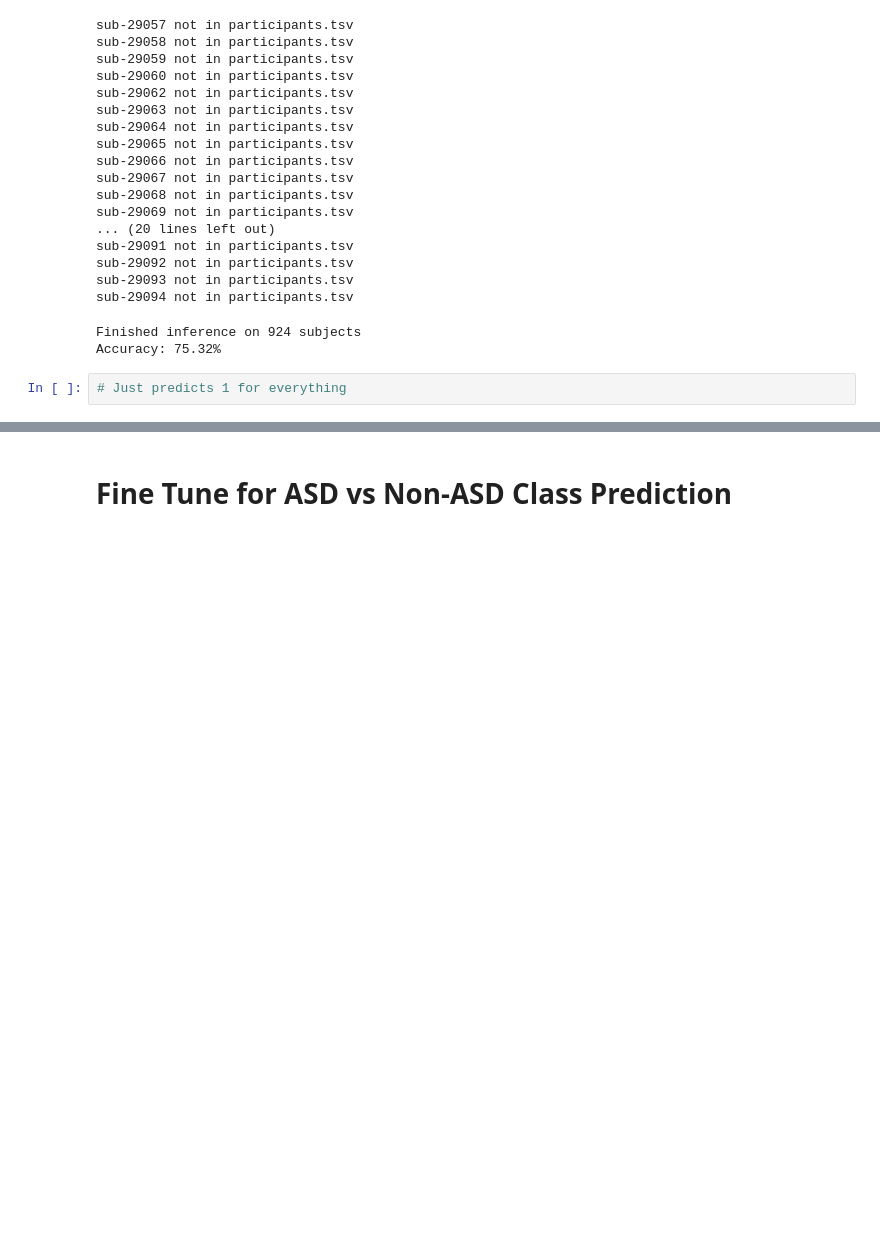
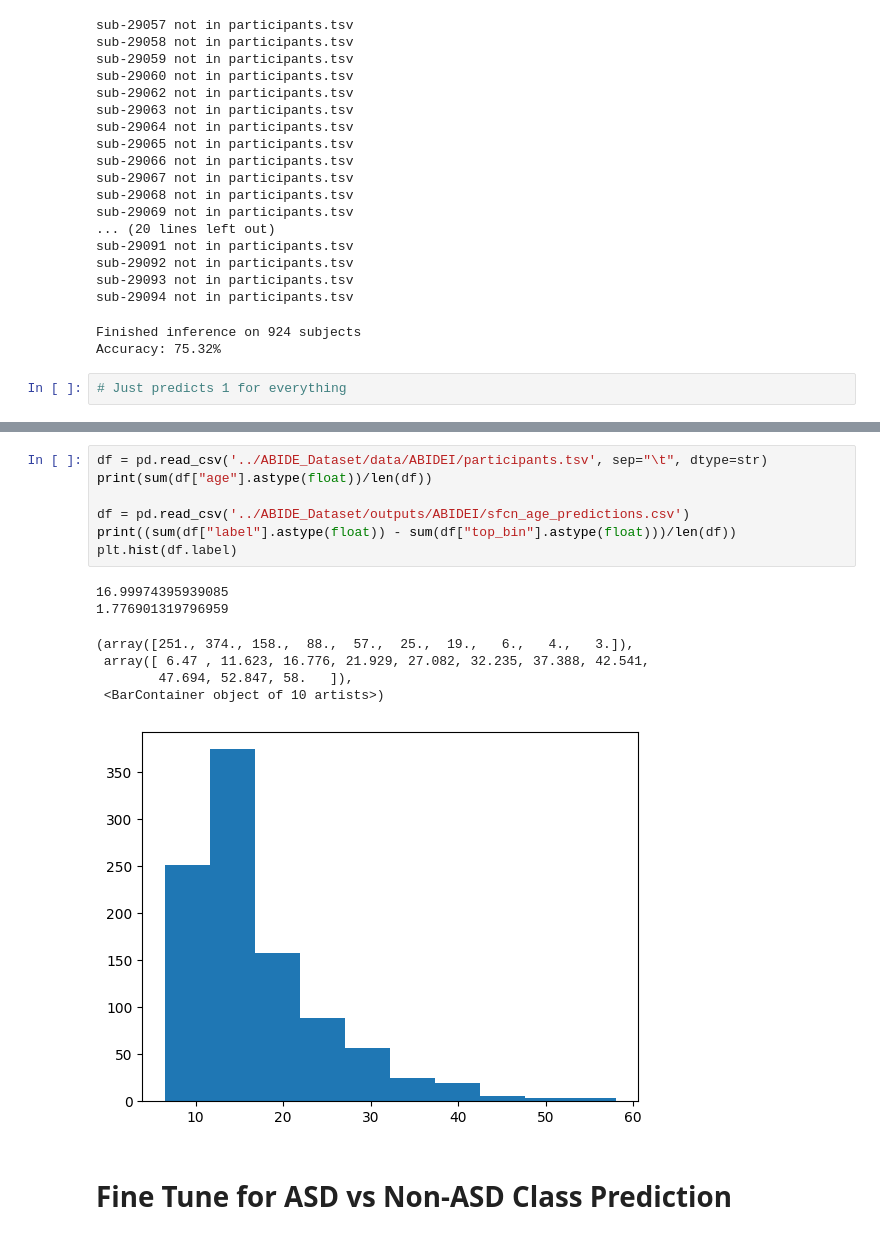
Before and after one commit to eplarocco/UKBiobank_deep_pretrain, a Jupyter notebook: examples.ipynb, the cells around one changed output, grey strips where cells are left out. Cells and saved outputs as stored; diff of their text form; blank space fills up the shorter version.

Commit message:
age prediction on ABIDEI

```diff
--- a/examples.ipynb
+++ b/examples.ipynb
@@ -248,2 +650,17 @@ Accuracy: 75.32%
+# %%
+df = pd.read_csv('../ABIDE_Dataset/data/ABIDEI/participants.tsv', sep="\t", dtype=str)
+print(sum(df["age"].astype(float))/len(df))
+
+df = pd.read_csv('../ABIDE_Dataset/outputs/ABIDEI/sfcn_age_predictions.csv')
+print((sum(df["label"].astype(float)) - sum(df["top_bin"].astype(float)))/len(df))
+plt.hist(df.label)
+# %% [output]
+16.99974395939085
+1.776901319796959
+(array([251., 374., 158.,  88.,  57.,  25.,  19.,   6.,   4.,   3.]),
+ array([ 6.47 , 11.623, 16.776, 21.929, 27.082, 32.235, 37.388, 42.541,
+        47.694, 52.847, 58.   ]),
+ <BarContainer object of 10 artists>)
+[figure, added]
 # %% [markdown]
 # Fine Tune for ASD vs Non-ASD Class Prediction
```
Also changed, not shown: parts of 9 cells of this notebook.
